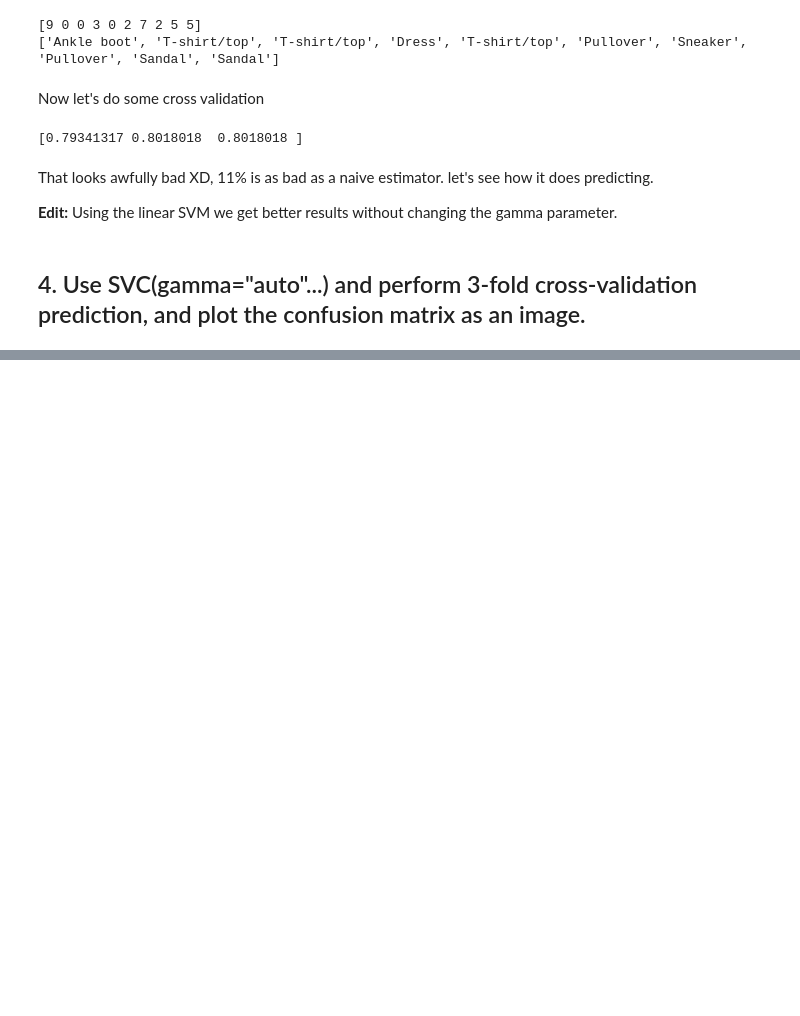
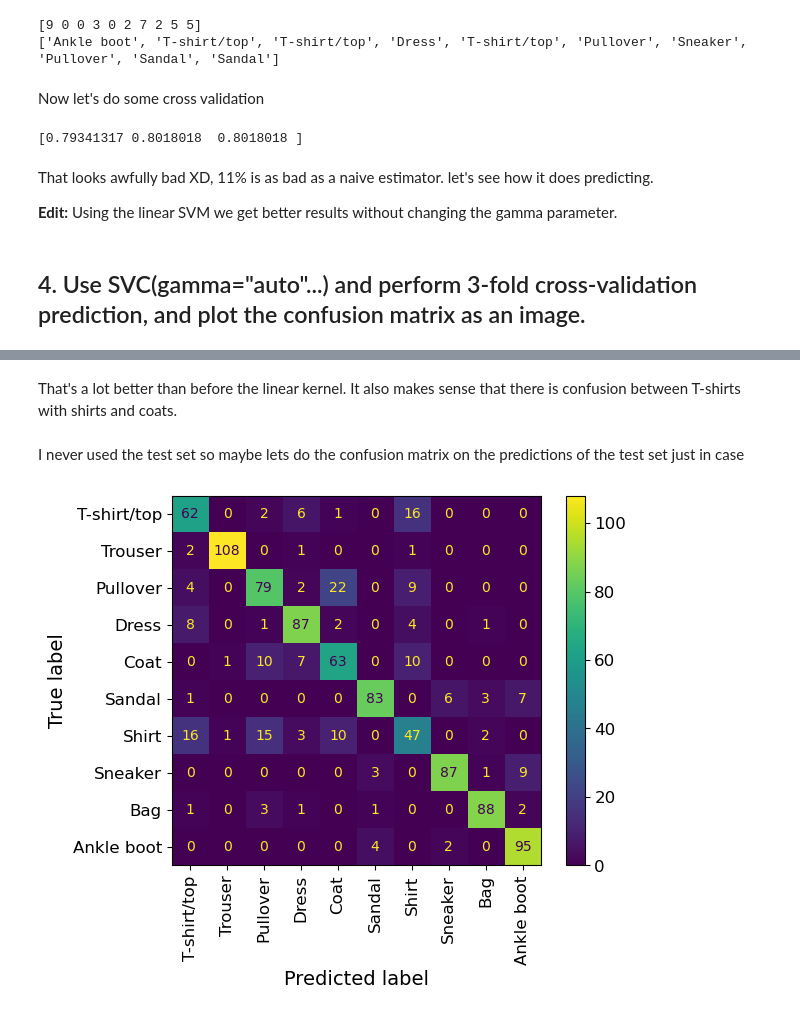
Before and after one commit to sergiogyoz/Machine-Learning, a Jupyter notebook: HWs/HW3/HW3_1_Sergio_Villamarin.ipynb, the cells around one changed output, grey strips where cells are left out. Drawn from its saved outputs; the diff is of its cells as text; code cells hidden in the pictures; blank space fills up the shorter version.

```diff
--- a/HWs/HW3/HW3_1_Sergio_Villamarin.ipynb
+++ b/HWs/HW3/HW3_1_Sergio_Villamarin.ipynb
@@ -208,0 +199,20 @@ That's
+# %% [markdown]
+That's a lot better than before the linear kernel. It also makes sense that there is confusion between T-shirts with shirts and coats.
+# %% [markdown]
+I never used the test set so maybe lets do the confusion matrix on the predictions of the test set just in case
+# %%
+from sklearn.model_selection import cross_val_predict
+from sklearn.metrics import confusion_matrix, ConfusionMatrixDisplay
+
+y_test_pred = svc_clf.predict(X_test)
+conf_mx = confusion_matrix(y_test, y_test_pred)
+
+disp = ConfusionMatrixDisplay(
+    confusion_matrix=conf_mx,
+#    display_labels=svc_clf.classes_,
+    display_labels=list(diccionario.values())
+    )
+disp.plot(xticks_rotation="vertical")
+plt.show()
+# %% [output]
+[figure, added]
```
Also changed, not shown: parts of 6 cells of this notebook, 1 other file.
